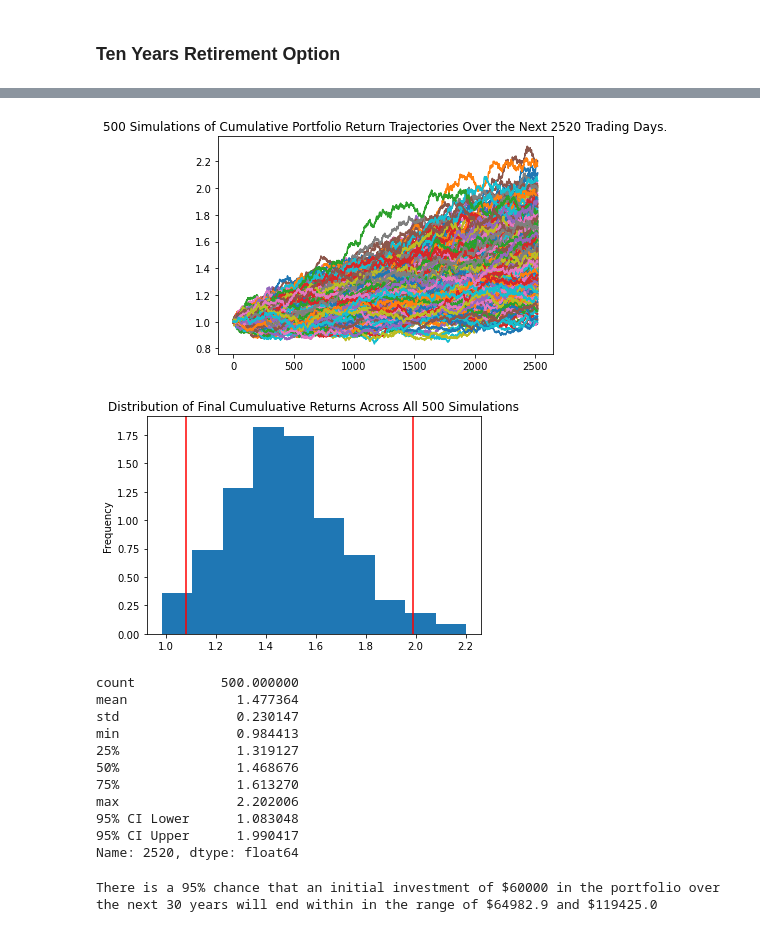
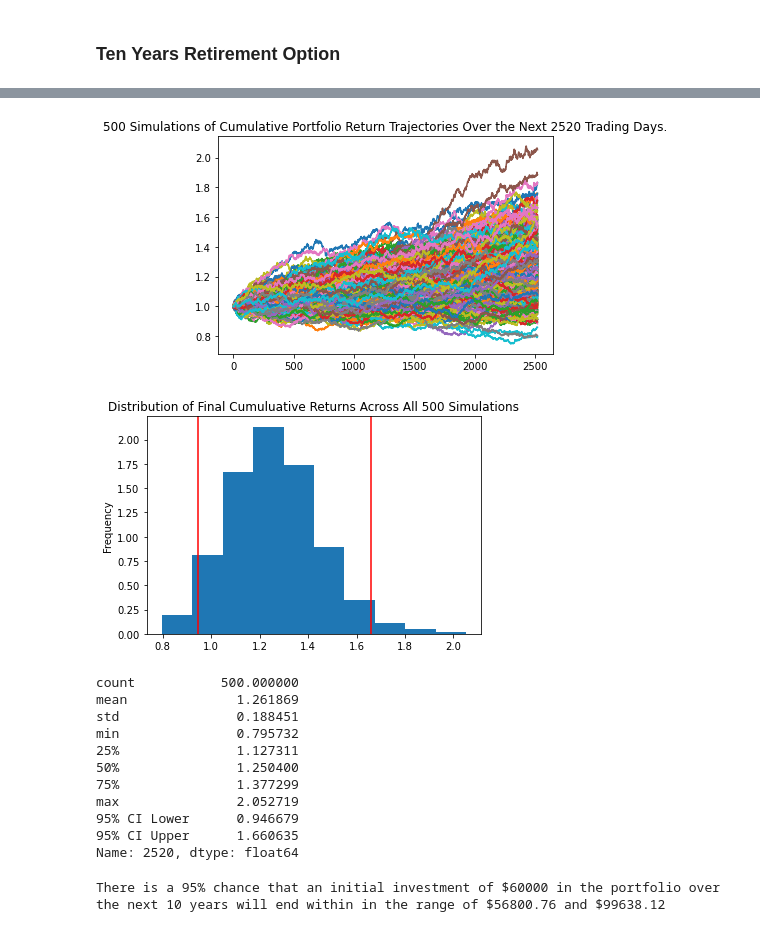
Before and after one commit to nikanikachan/5finplanhw, a Jupyter notebook: financial-planner.ipynb, the cells around one changed output, grey strips where cells are left out. Cells and saved outputs as stored; diff of their text form; code cells hidden in the pictures.

```diff
--- a/financial-planner.ipynb
+++ b/financial-planner.ipynb
@@ -454,3 +456,11 @@ There is a 95% chance that an initial investment of $60000 in the portfolio over
 # %% [markdown]
 ### Ten Years Retirement Option
+# %%
+# Configuring a Monte Carlo simulation to forecast 10 years cumulative returns
+MC_tenyr_dist = MCSimulation(
+    portfolio_data = df_stock_data,
+    weights = [.95,.05],
+    num_simulation = 500,
+    num_trading_days = 252*10
+)
 # %%
@@ -493,41 +500,42 @@ Running Monte Carlo simulation number 490.
 # %%
 # Plot simulation outcomes
-# YOUR CODE HERE!
+tenyr_lineplot = MC_tenyr_dist.plot_simulation()
 # %% [output]
-[figure, old version]
+[figure, new version]
 # %%
 # Plot probability distribution and confidence intervals
-# YOUR CODE HERE!
+tenyr_plot = MC_tenyr_dist.plot_distribution()
 # %% [output]
-[figure, old version]
+[figure, new version]
 # %%
 # Fetch summary statistics from the Monte Carlo simulation results
-# YOUR CODE HERE!
+tenyr_tbl = MC_tenyr_dist.summarize_cumulative_return()
 
 # Print summary statistics
-# YOUR CODE HERE!
+print(tenyr_tbl)
 # %% [output]
 count           500.000000
-mean              1.477364
-std               0.230147
-min               0.984413
-25%               1.319127
-50%               1.468676
-75%               1.613270
-max               2.202006
-95% CI Lower      1.083048
-95% CI Upper      1.990417
+mean              1.261869
+std               0.188451
+min               0.795732
+25%               1.127311
+50%               1.250400
+75%               1.377299
+max               2.052719
+95% CI Lower      0.946679
+95% CI Upper      1.660635
 Name: 2520, dtype: float64
 # %%
 # Set initial investment
-# YOUR CODE HERE!
+tenyr_investment = 60000
 
 # Use the lower and upper `95%` confidence intervals to calculate the range of the possible outcomes of our $60,000
-# YOUR CODE HERE!
+ci_lower_ten = round(tenyr_tbl[8]*tenyr_investment,2)
+ci_upper_ten = round(tenyr_tbl[9]*tenyr_investment,2)
 
 # Print results
-print(f"There is a 95% chance that an initial investment of ${initial_investment} in the portfolio"
+print(f"There is a 95% chance that an initial investment of ${tenyr_investment} in the portfolio"
       f" over the next 10 years will end within in the range of"
       f" ${ci_lower_ten} and ${ci_upper_ten}")
 # %% [output]
-There is a 95% chance that an initial investment of $60000 in the portfolio over the next 30 years will end within in the range of $64982.9 and $119425.0
+There is a 95% chance that an initial investment of $60000 in the portfolio over the next 10 years will end within in the range of $56800.76 and $99638.12
```
Also changed, not shown: parts of 14 cells of this notebook.
